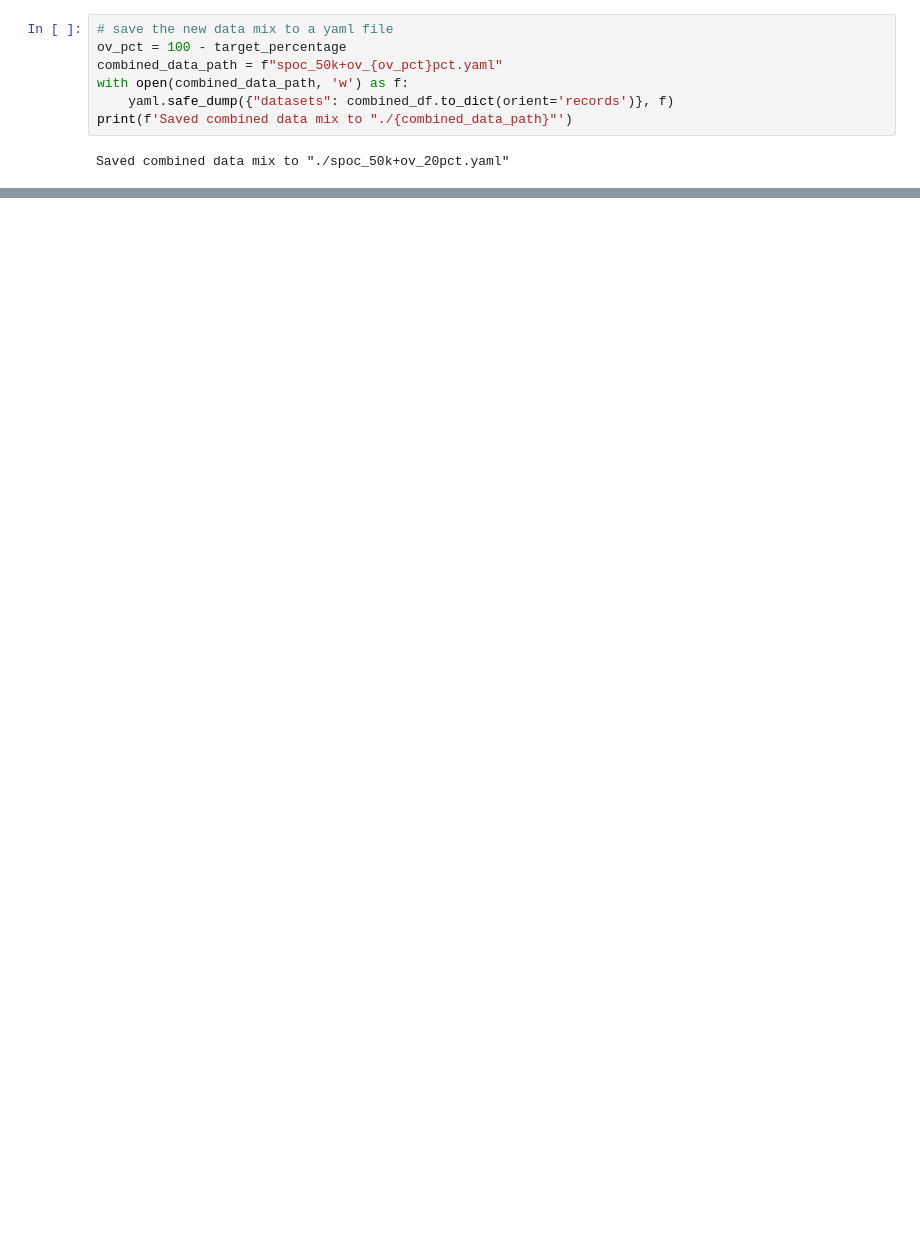
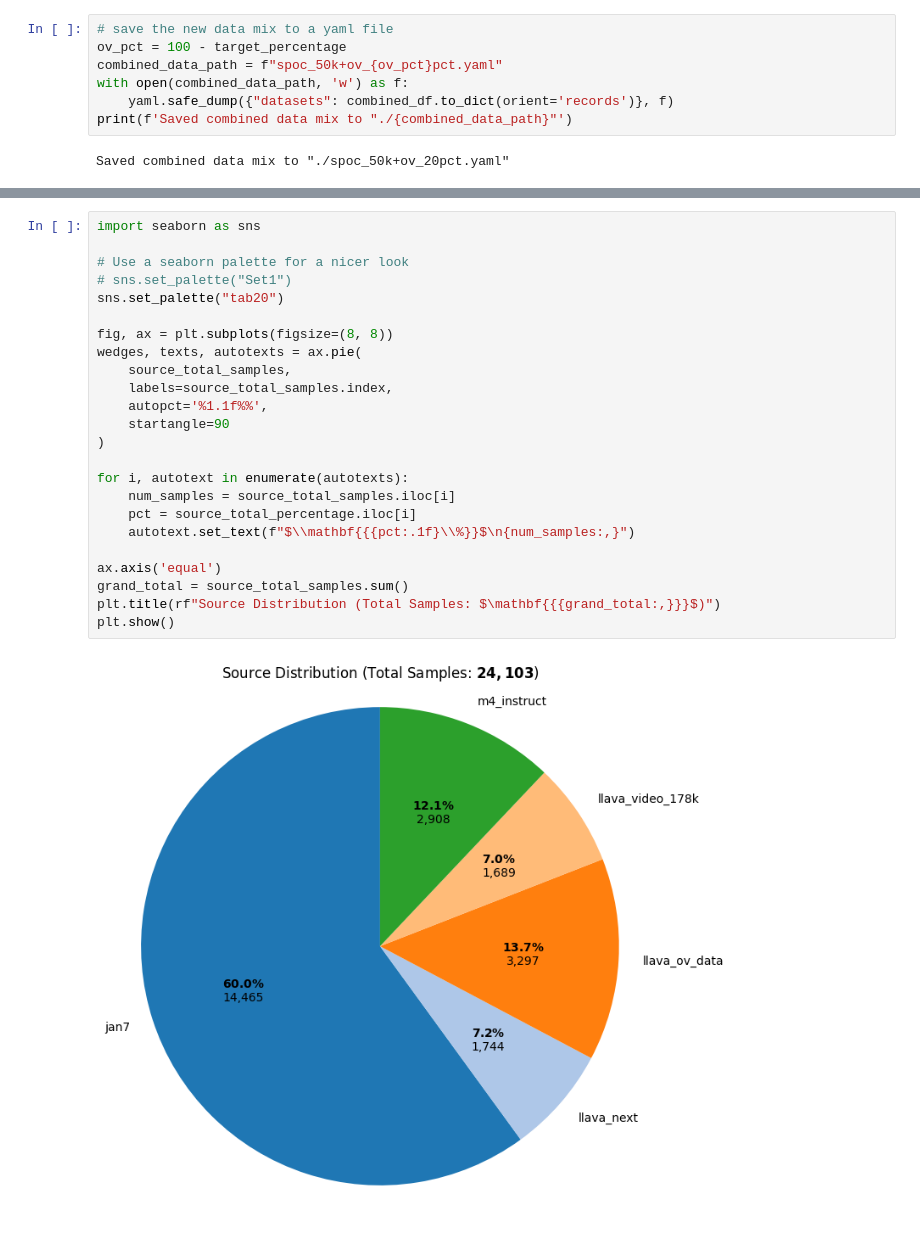
Before and after one commit to ellisbrown/LLaVA-NeXT, a Jupyter notebook: scripts/train/spoc_ov_data.ipynb, the cells around one changed output, grey strips where cells are left out. Saved outputs shown, nothing was run; the diff lists cells and outputs as text; blank space fills up the shorter version.

```diff
--- a/scripts/train/spoc_ov_data.ipynb
+++ b/scripts/train/spoc_ov_data.ipynb
@@ -473,0 +594,26 @@ Saved combined data mix to "./spoc_50k+ov_20pct.yaml"
+# %%
+import seaborn as sns
+
+# Use a seaborn palette for a nicer look
+# sns.set_palette("Set1")
+sns.set_palette("tab20")
+
+fig, ax = plt.subplots(figsize=(8, 8))
+wedges, texts, autotexts = ax.pie(
+    source_total_samples,
+    labels=source_total_samples.index,
+    autopct='%1.1f%%',
+    startangle=90
+)
+
+for i, autotext in enumerate(autotexts):
+    num_samples = source_total_samples.iloc[i]
+    pct = source_total_percentage.iloc[i]
+    autotext.set_text(f"$\\mathbf{{{pct:.1f}\\%}}$\n{num_samples:,}")
+
+ax.axis('equal')
+grand_total = source_total_samples.sum()
+plt.title(rf"Source Distribution (Total Samples: $\mathbf{{{grand_total:,}}}$)")
+plt.show()
+# %% [output]
+[figure, added]
```
Also changed, not shown: parts of 7 cells of this notebook, 8 other files.
